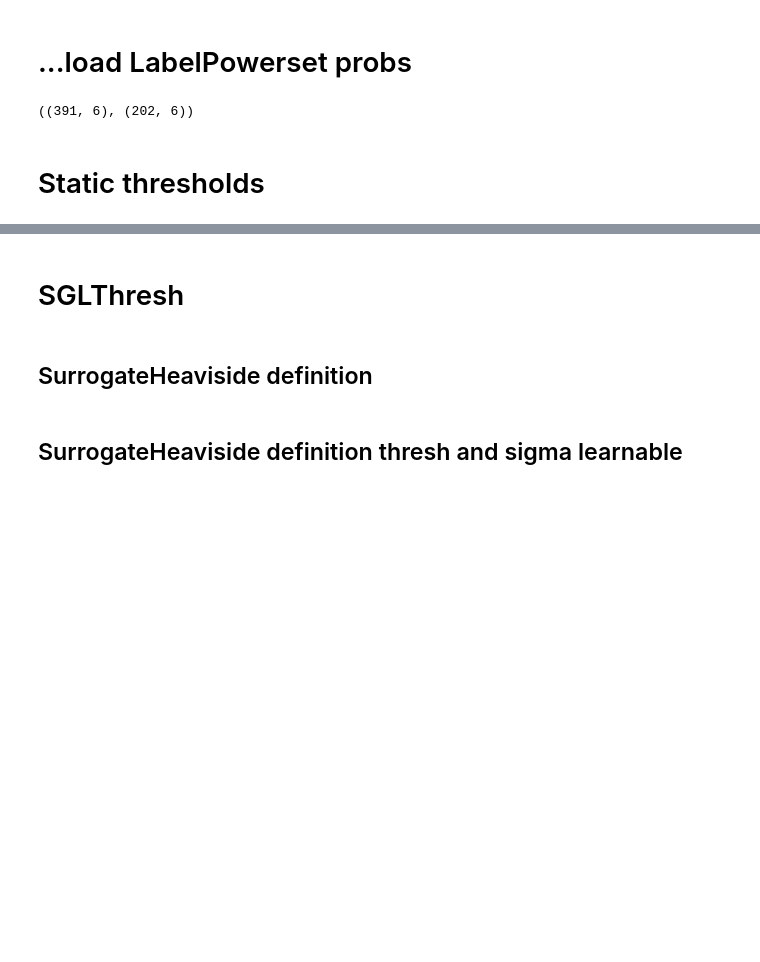
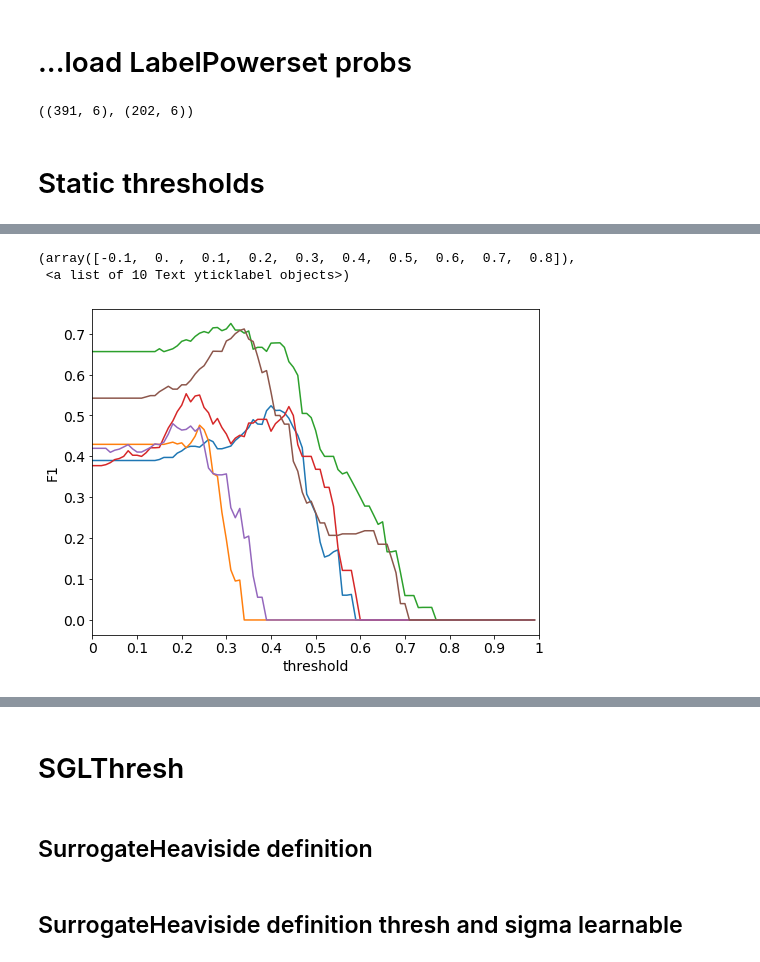
Before and after one commit to topel/sglthresh, a Jupyter notebook: sgl_emotions.ipynb, the cells around one changed output, grey strips where cells are left out. Cells and saved outputs as stored; diff of their text form; code cells hidden in the pictures; blank space fills up the shorter version.

```diff
--- a/sgl_emotions.ipynb
+++ b/sgl_emotions.ipynb
@@ -69,6 +70,15 @@ def print_scores(gt_y, preds):
     print('set acc: %.3f'%(set_accuracy))
 
 
+def micro_prec_rec_fscore(gt_y, preds):
+    prec, rec, fscore, support = precision_recall_fscore_support(gt_y, preds, pos_label=1, average='micro')
+    return prec, rec, fscore
+
+
+def micro_prec_rec_fscore_class(gt_y, preds):
+    prec, rec, fscore, support = precision_recall_fscore_support(gt_y, preds, pos_label=1, average=None)
+    return prec, rec, fscore
+
 # def print_scores(gt_y, preds):
 #     p2, r2, fscore2, support = precision_recall_fscore_support(gt_y, preds, pos_label=1, average='micro')
 #     p3, r3, fscore3, support = precision_recall_fscore_support(gt_y, preds, pos_label=1, average='macro')
@@ -340,0 +379,36 @@ test_pred = test_outputs_numpy>static_thresh
+# %%
+ps, rs, f1s = [], [], []
+
+for static_thresh in range(0, 100):
+    static_thresh /= 100.
+    train_pred = train_outputs_numpy>static_thresh
+    dev_pred = dev_outputs_numpy>static_thresh
+    test_pred = test_outputs_numpy>static_thresh
+
+    # p, r, f1 = micro_prec_rec_fscore(y_dev_numpy, dev_pred)
+    p, r, f1 = micro_prec_rec_fscore_class(y_dev_numpy, dev_pred)
+    ps.append(p)
+    rs.append(r)
+    f1s.append(f1)
+
+f1s = np.array(f1s)
+
+fontsize=14
+linewidth=2
+plt.figure(figsize=(8,6))
+for ind in range(f1s[0].shape[0]):
+    plt.plot(f1s[:,ind], label='%d'%ind)
+
+# plt.plot([23, 23], [0, 0.6], '-k')
+plt.xlabel("threshold", fontsize=fontsize)
+plt.ylabel("F1", fontsize=fontsize)
+plt.xlim([0,100])
+plt.xticks([0, 10, 20, 30, 40, 50, 60, 70, 80, 90, 100], [0, 0.1, 0.2, 0.3, 0.4, 0.5, 0.6, 0.7, 0.8, 0.9, 1], fontsize=fontsize)
+plt.yticks(fontsize=fontsize)
+# plt.legend(fontsize=fontsize, loc='upper right')
+# plt.savefig("exp/emotions/emotions_F1_DEV_asof_threshold.png")
+# plt.savefig("exp/emotions/emotions_F1_DEV_asof_threshold.eps")
+# %% [output]
+(array([-0.1,  0. ,  0.1,  0.2,  0.3,  0.4,  0.5,  0.6,  0.7,  0.8]),
+ <a list of 10 Text yticklabel objects>)
+[figure, added]
```
Also changed, not shown: parts of 10 cells of this notebook, 2 other files.
